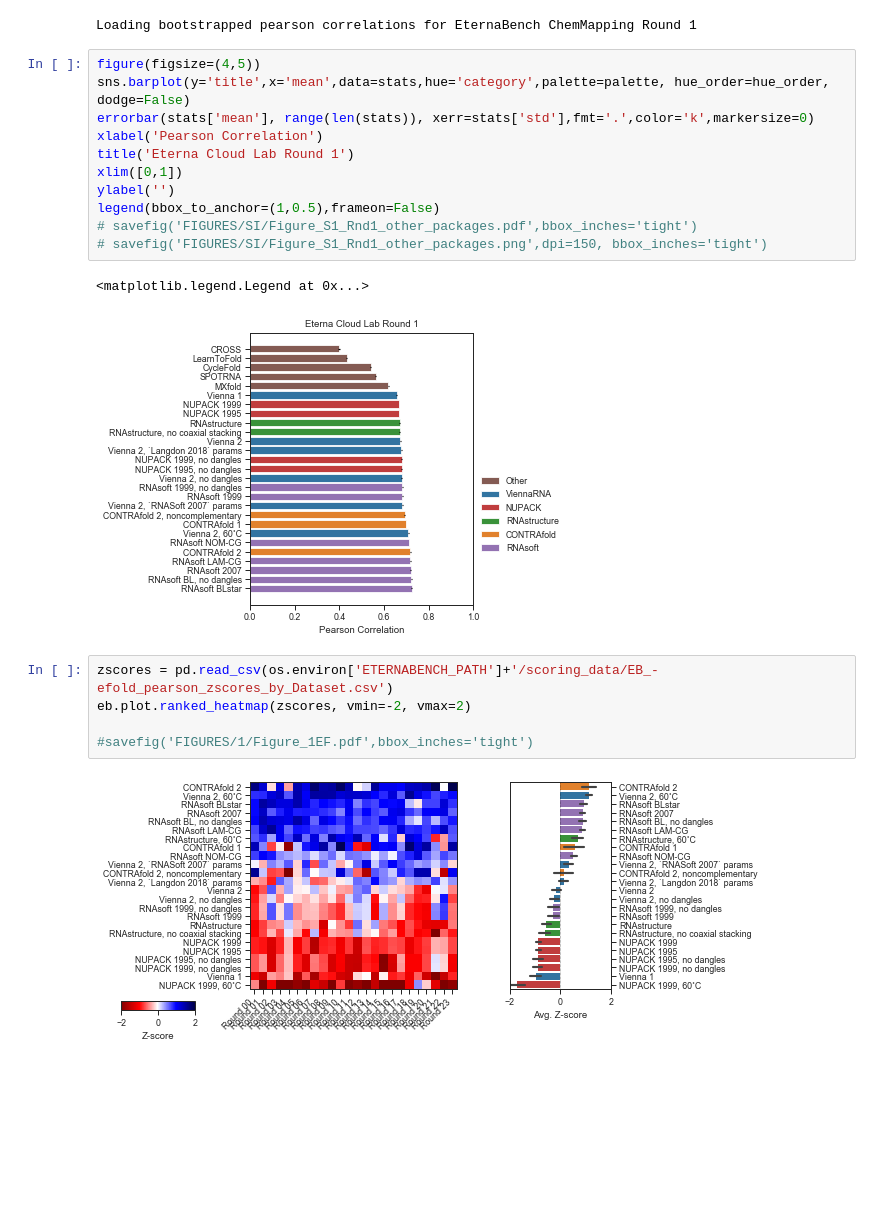
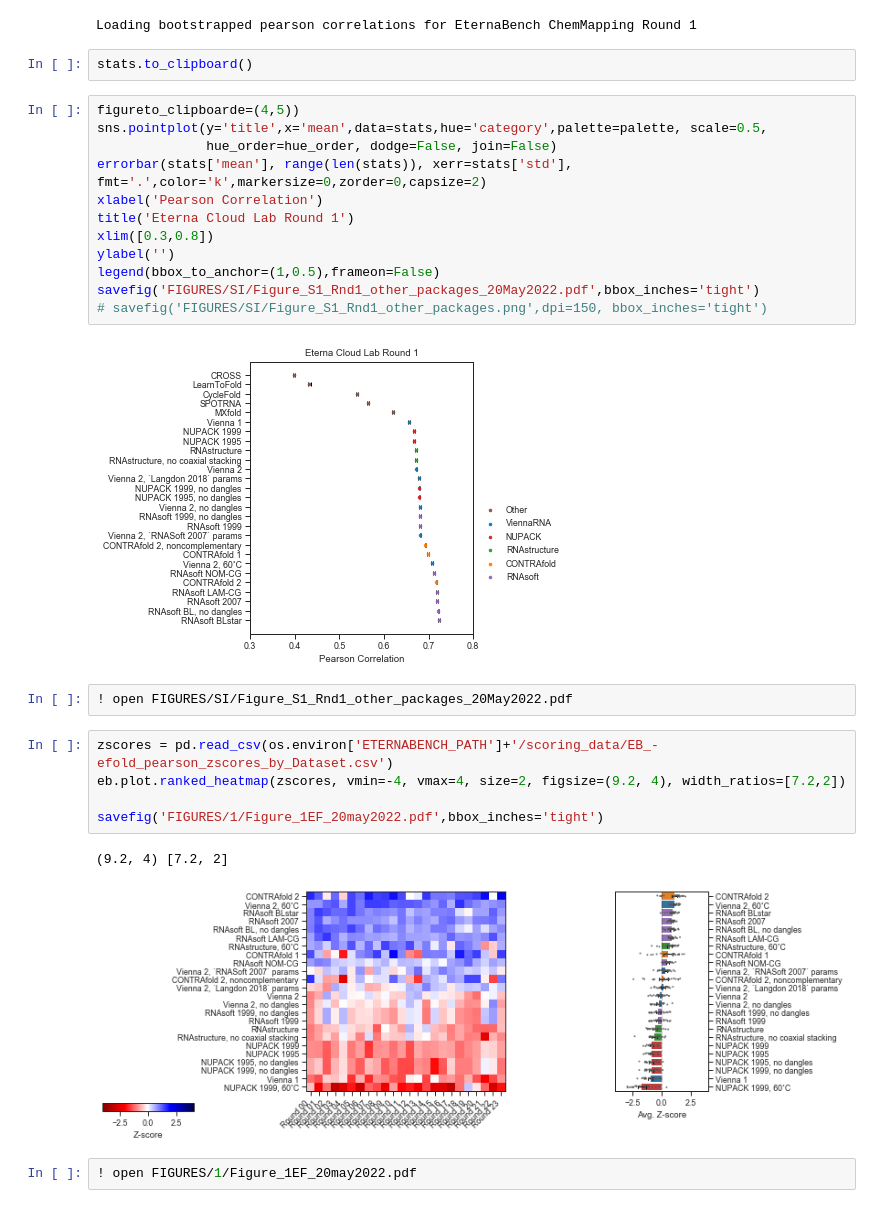
Before and after one commit to eternagame/EternaBench, a Jupyter notebook: analysis/1_ChemMapping_Heatmaps_Ranking.ipynb, the cells around one changed output. Drawn from its saved outputs; the diff is of its cells as text; blank space fills up the shorter version.

```diff
--- a/analysis/1_ChemMapping_Heatmaps_Ranking.ipynb
+++ b/analysis/1_ChemMapping_Heatmaps_Ranking.ipynb
@@ -88,26 +87,33 @@ hue_order = hue_order[:-1]
 palette = palette[:-1]
 # %% [output]
 Loading bootstrapped pearson correlations for EternaBench ChemMapping Round 1
+# %%
+stats.to_clipboard()
 # %%
-figure(figsize=(4,5))
-sns.barplot(y='title',x='mean',data=stats,hue='category',palette=palette, hue_order=hue_order, dodge=False)
-errorbar(stats['mean'], range(len(stats)), xerr=stats['std'],fmt='.',color='k',markersize=0)
+figureto_clipboarde=(4,5))
+sns.pointplot(y='title',x='mean',data=stats,hue='category',palette=palette, scale=0.5,
+              hue_order=hue_order, dodge=False, join=False)
+errorbar(stats['mean'], range(len(stats)), xerr=stats['std'], fmt='.',color='k',markersize=0,zorder=0,capsize=2)
 xlabel('Pearson Correlation')
 title('Eterna Cloud Lab Round 1')
-xlim([0,1])
+xlim([0.3,0.8])
 ylabel('')
 legend(bbox_to_anchor=(1,0.5),frameon=False)
-# savefig('FIGURES/SI/Figure_S1_Rnd1_other_packages.pdf',bbox_inches='tight')
+savefig('FIGURES/SI/Figure_S1_Rnd1_other_packages_20May2022.pdf',bbox_inches='tight')
 # savefig('FIGURES/SI/Figure_S1_Rnd1_other_packages.png',dpi=150, bbox_inches='tight')
 # %% [output]
-<matplotlib.legend.Legend at 0x...>
-[figure, old version]
+[figure, new version]
+# %%
+! open FIGURES/SI/Figure_S1_Rnd1_other_packages_20May2022.pdf
 # %%
 zscores = pd.read_csv(os.environ['ETERNABENCH_PATH']+'/scoring_data/EB_-efold_pearson_zscores_by_Dataset.csv')
-eb.plot.ranked_heatmap(zscores, vmin=-2, vmax=2)
+eb.plot.ranked_heatmap(zscores, vmin=-4, vmax=4, size=2, figsize=(9.2, 4), width_ratios=[7.2,2])
 
-#savefig('FIGURES/1/Figure_1EF.pdf',bbox_inches='tight')
+savefig('FIGURES/1/Figure_1EF_20may2022.pdf',bbox_inches='tight')
 # %% [output]
+(9.2, 4) [7.2, 2]
-[figure, old version]
+[figure, new version]
+# %%
+! open FIGURES/1/Figure_1EF_20may2022.pdf
 # %%
 zscores = pd.read_csv(os.environ['ETERNABENCH_PATH']+'/scoring_data/EB_spearman_zscores_by_Dataset.csv')
```
Also changed, not shown: parts of 4 cells of this notebook, 6 other files.
